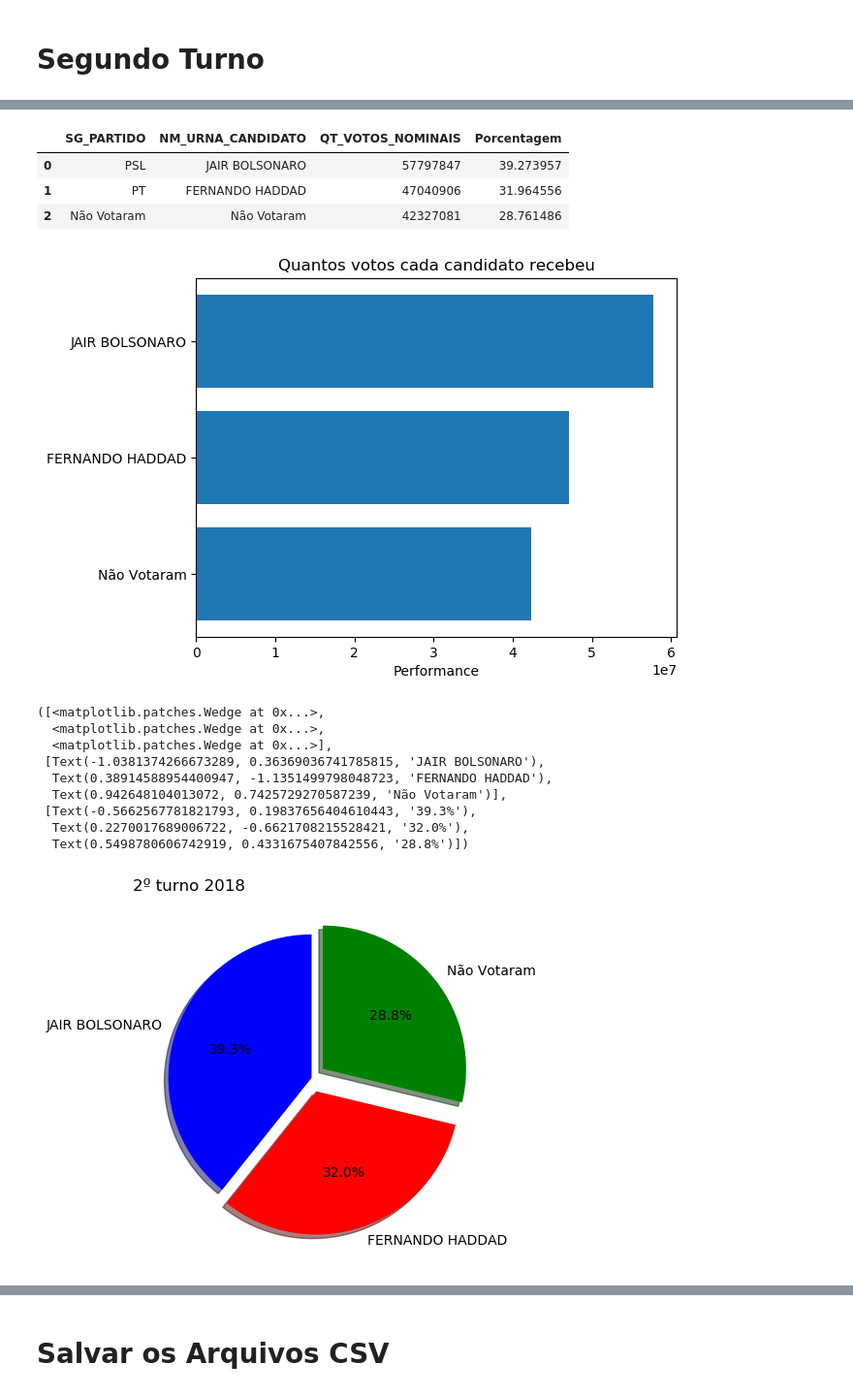
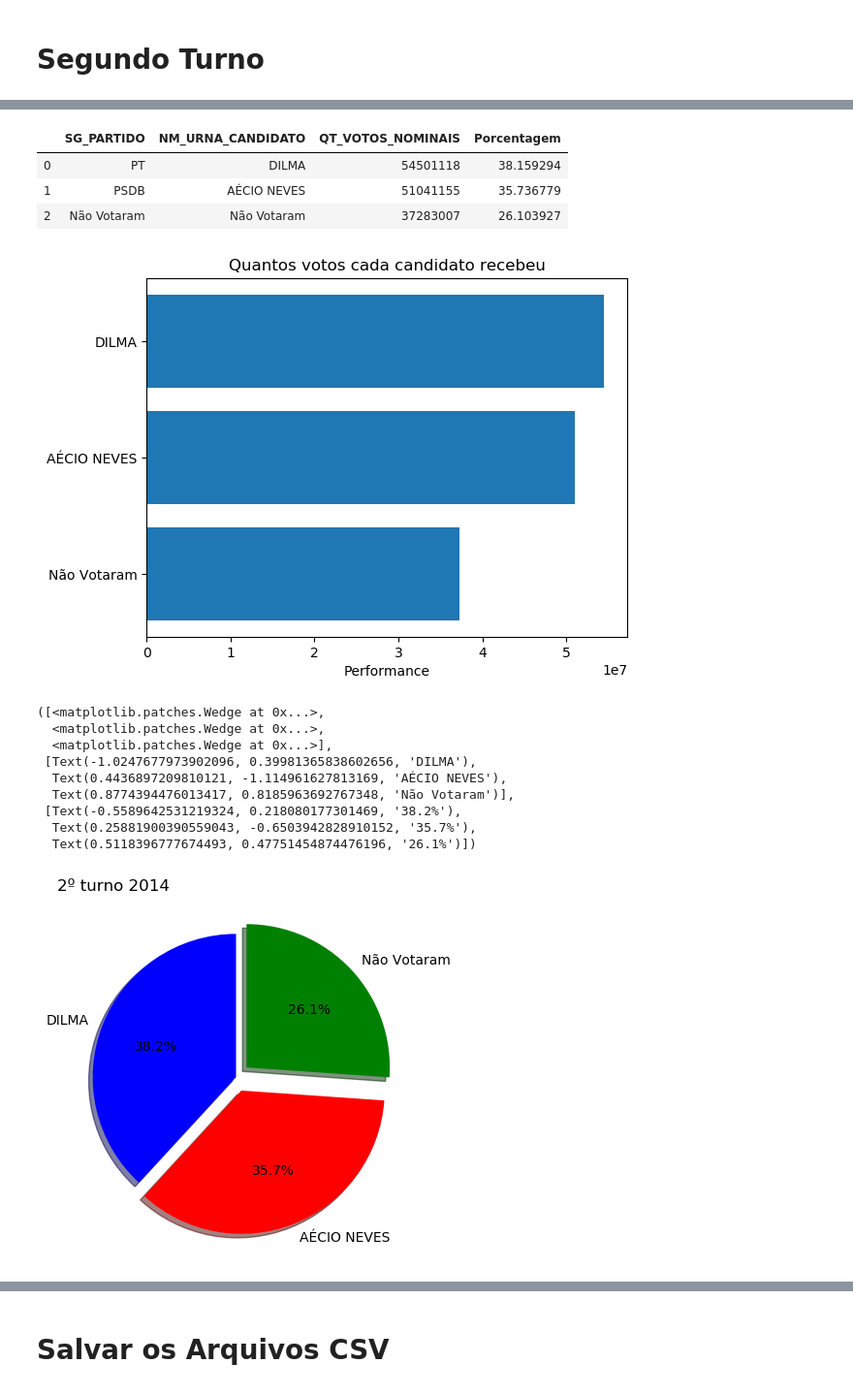
Before and after one commit to gabrielcorbal/analise_politica, a Jupyter notebook: Análise Presidentes - 2014.ipynb, the cells around one changed output, grey strips where cells are left out. Shown at 97% size. Drawn from its saved outputs; the diff is of its cells as text; code cells hidden in the pictures.

```diff
--- a/Análise Presidentes - 2014.ipynb
+++ b/Análise Presidentes - 2014.ipynb
@@ -8,9 +8,9 @@ plt.rc('figure', figsize=(10, 5))
 # %%
 #alterar eleitores por eleição
 
-eleitores = 147165834
+eleitores = 142825280
 # %%
-df = pd.read_csv('votacao_candidato_munzona_2018_BRASIL.csv', sep = ';', encoding='latin-1')
+df = pd.read_csv('votacao_candidato_munzona_2014_BRASIL.csv', sep = ';', encoding='latin-1')
 # %%
 df.sample(1)
 # %% [output]
@@ -210,9 +211,9 @@ votostotais2turno = votostotais2turno.append({'SG_PARTIDO' : 'Não Votaram' , 'N
 votostotais2turno
 # %% [output]
 |  | SG_PARTIDO | NM_URNA_CANDIDATO | QT_VOTOS_NOMINAIS | Porcentagem |
-| 0 | PSL | JAIR BOLSONARO | 57797847 | 39.273957 |
-| 1 | PT | FERNANDO HADDAD | 47040906 | 31.964556 |
-| 2 | Não Votaram | Não Votaram | 42327081 | 28.761486 |
+| 0 | PT | DILMA | 54501118 | 38.159294 |
+| 1 | PSDB | AÉCIO NEVES | 51041155 | 35.736779 |
+| 2 | Não Votaram | Não Votaram | 37283007 | 26.103927 |
 # %%
 plt.pyplot.rcdefaults()
 fig, ax = plt.pyplot.subplots()
@@ -231,26 +232,26 @@ ax.set_title('Quantos votos cada candidato recebeu')
 
 plt.pyplot.show()
 # %% [output]
-[figure, old version]
+[figure, new version]
 # %%
 #Grafico de Pizza
 
 labels = votostotais2turno.NM_URNA_CANDIDATO.tolist()
 sizes = votostotais2turno.QT_VOTOS_NOMINAIS.tolist()
 explode = (0.0, 0.1, 0.1)
 colors = ('b','r','g')
 
-plt.pyplot.title('2º turno 2018', loc='left')
+plt.pyplot.title('2º turno 2014', loc='left')
 plt.pyplot.pie(sizes, labels=labels, autopct='%1.1f%%',
         shadow=True, startangle=90, explode=explode, colors = colors)
 # %% [output]
 ([<matplotlib.patches.Wedge at 0x...>,
   <matplotlib.patches.Wedge at 0x...>,
   <matplotlib.patches.Wedge at 0x...>],
- [Text(-1.0381374266673289, 0.36369036741785815, 'JAIR BOLSONARO'),
-  Text(0.38914588954400947, -1.1351499798048723, 'FERNANDO HADDAD'),
-  Text(0.942648104013072, 0.7425729270587239, 'Não Votaram')],
- [Text(-0.5662567781821793, 0.19837656404610443, '39.3%'),
-  Text(0.2270017689006722, -0.6621708215528421, '32.0%'),
-  Text(0.5498780606742919, 0.4331675407842556, '28.8%')])
+ [Text(-1.0247677973902096, 0.39981365838602656, 'DILMA'),
+  Text(0.4436897209810121, -1.114961627813169, 'AÉCIO NEVES'),
+  Text(0.8774394476013417, 0.8185963692767348, 'Não Votaram')],
+ [Text(-0.5589642531219324, 0.218080177301469, '38.2%'),
+  Text(0.25881900390559043, -0.6503942828910152, '35.7%'),
+  Text(0.5118396777674493, 0.47751454874476196, '26.1%')])
-[figure, old version]
+[figure, new version]
```
Also changed, not shown: parts of 14 cells of this notebook, 18 other files.
